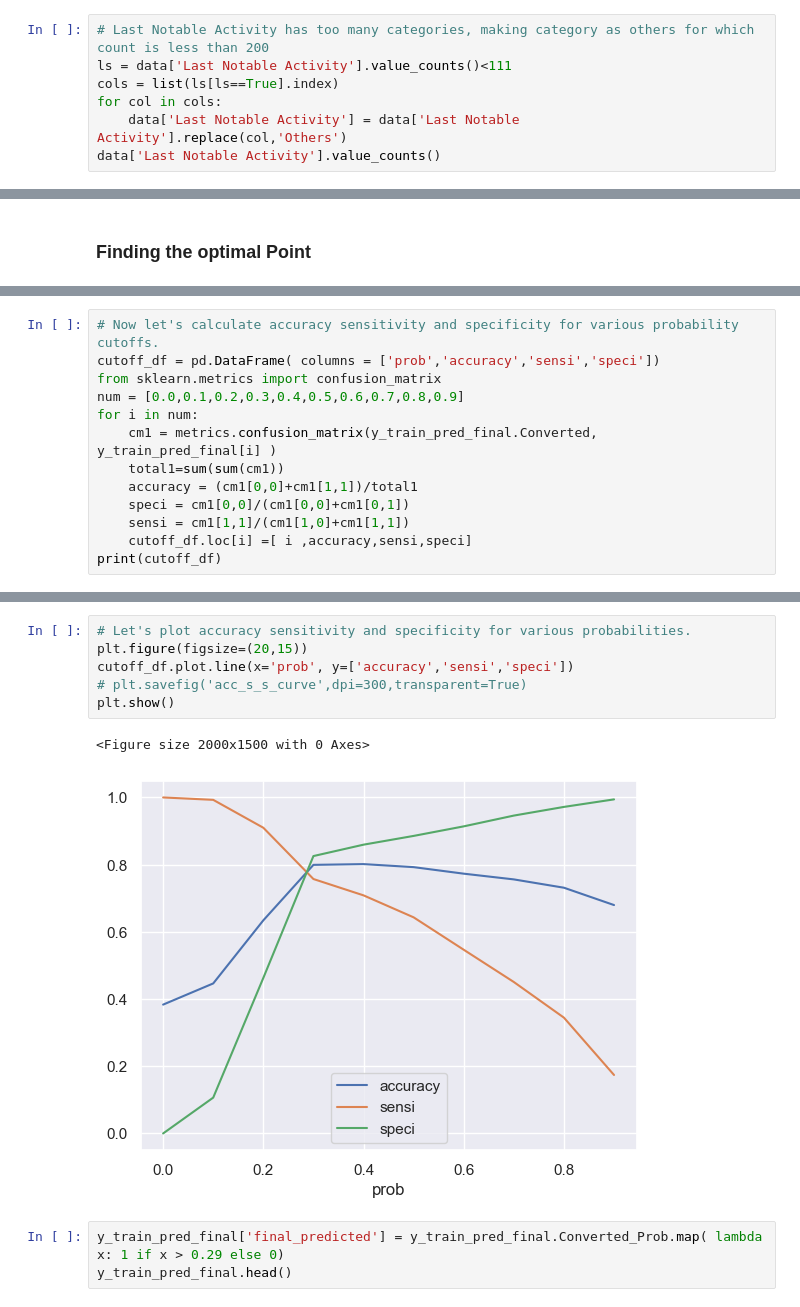
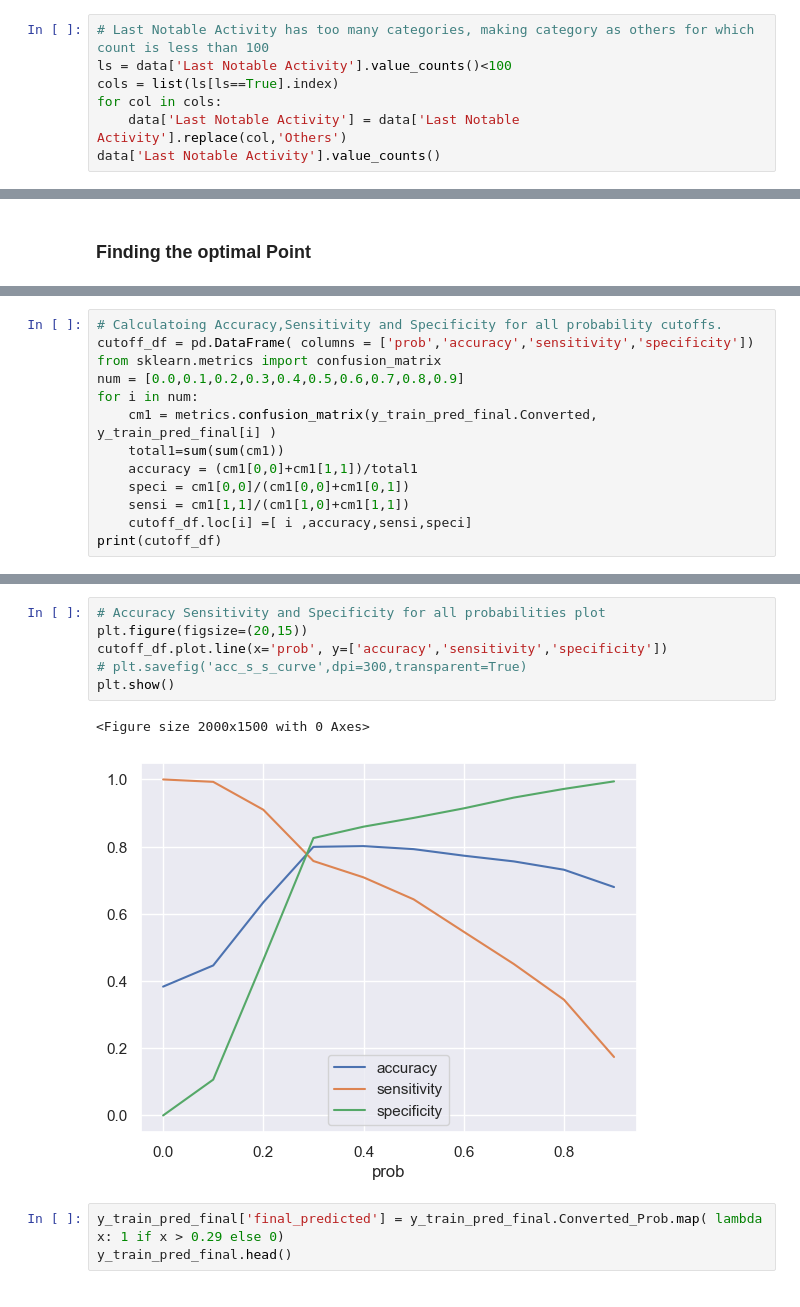
Before and after one commit to rahulgupta0306/Lead_Scoring_Case_Study, a Jupyter notebook: Lead Scoring Python File.ipynb, the cells around one changed output, grey strips where cells are left out. Saved outputs shown, nothing was run; the diff lists cells and outputs as text.

```diff
--- a/Lead Scoring Python File.ipynb
+++ b/Lead Scoring Python File.ipynb
@@ -882,8 +806,8 @@ Form Submitted on Website          1
 Email Received                     1
 Name: count, dtype: int64
 # %%
-# Last Notable Activity has too many categories, making category as others for which count is less than 200
-ls = data['Last Notable Activity'].value_counts()<111
+# Last Notable Activity has too many categories, making category as others for which count is less than 100
+ls = data['Last Notable Activity'].value_counts()<100
 cols = list(ls[ls==True].index)
 for col in cols:
     data['Last Notable Activity'] = data['Last Notable Activity'].replace(col,'Others')
@@ -1992,8 +1949,8 @@ y_train_pred_final.head()
 | 3 | 0 | 0.256594 | 599422 | 0 | 1 | 1 | 1 | 0 | 0 | ... |
 | 4 | 0 | 0.219453 | 584237 | 0 | 1 | 1 | 1 | 0 | 0 | ... |
 # %%
-# Now let's calculate accuracy sensitivity and specificity for various probability cutoffs.
-cutoff_df = pd.DataFrame( columns = ['prob','accuracy','sensi','speci'])
+# Calculatoing Accuracy,Sensitivity and Specificity for all probability cutoffs.
+cutoff_df = pd.DataFrame( columns = ['prob','accuracy','sensitivity','specificity'])
 from sklearn.metrics import confusion_matrix
 num = [0.0,0.1,0.2,0.3,0.4,0.5,0.6,0.7,0.8,0.9]
 for i in num:
@@ -2019,12 +1976,12 @@ print(cutoff_df)
 # %%
-# Let's plot accuracy sensitivity and specificity for various probabilities.
+# Accuracy Sensitivity and Specificity for all probabilities plot
 plt.figure(figsize=(20,15))
-cutoff_df.plot.line(x='prob', y=['accuracy','sensi','speci'])
+cutoff_df.plot.line(x='prob', y=['accuracy','sensitivity','specificity'])
 # plt.savefig('acc_s_s_curve',dpi=300,transparent=True)
 plt.show()
 # %% [output]
 <Figure size 2000x1500 with 0 Axes>
-[figure, old version]
+[figure, new version]
 # %%
 y_train_pred_final['final_predicted'] = y_train_pred_final.Converted_Prob.map( lambda x: 1 if x > 0.29 else 0)
 y_train_pred_final.head()
```
Also changed, not shown: parts of 93 cells of this notebook.
